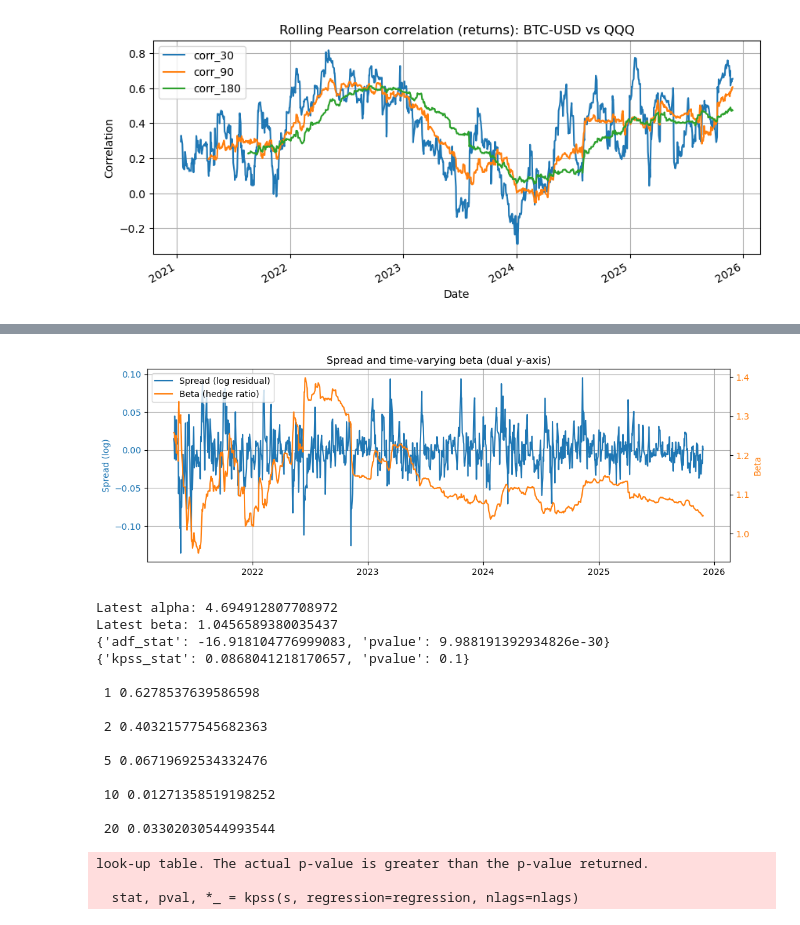
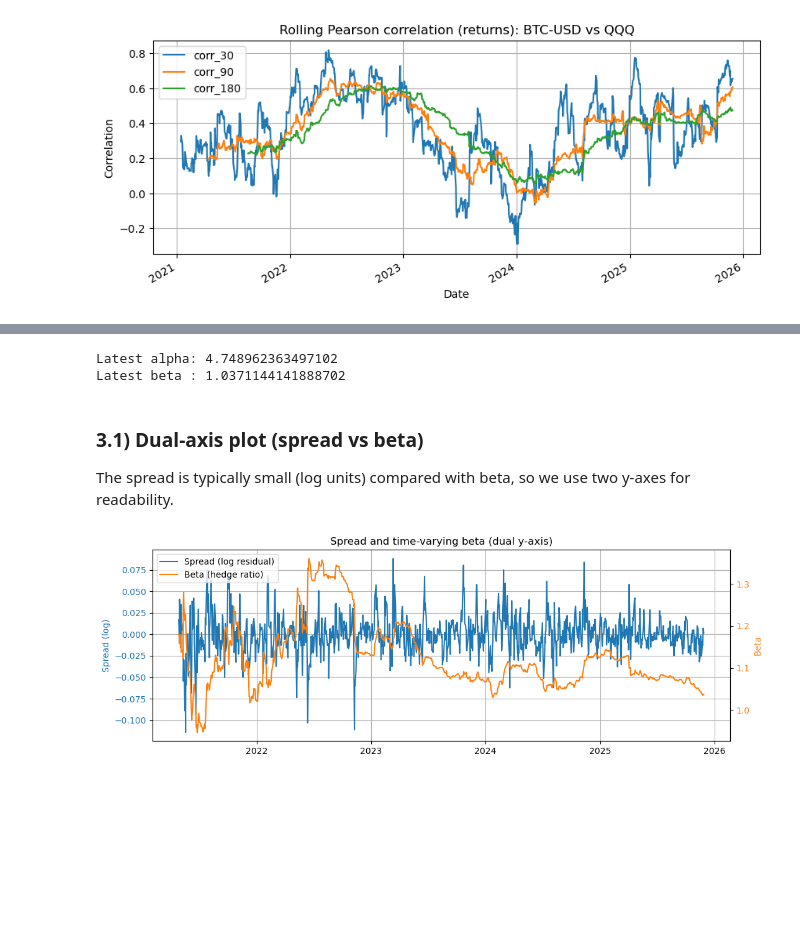
Before and after one commit to javimartinez0/Cross_assets_pair_analyzer, a Jupyter notebook: notebooks/analysis_pairs.ipynb, the cells around one changed output, grey strips where cells are left out. Drawn from its saved outputs; the diff is of its cells as text; code cells hidden in the pictures; blank space fills up the shorter version.

```diff
--- a/notebooks/analysis_pairs.ipynb
+++ b/notebooks/analysis_pairs.ipynb
@@ -70,73 +145,50 @@ ax.grid(True)
+# %%
+log_prices = core.compute_log_prices(closes)
+
+k = core.kalman_hedge_ratio(
+    log_prices,
+    asset_y=ASSET_Y,
+    asset_x=ASSET_X,
+    delta=DELTA,
+    r=R,
+    include_intercept=INCLUDE_INTERCEPT,
+).dropna()
+
+print("Latest alpha:", float(k["alpha"].iloc[-1]))
+print("Latest beta :", float(k["beta"].iloc[-1]))
+# %% [output]
+Latest alpha: 4.748962363497102
+Latest beta : 1.0371144141888702
+# %% [markdown]
+### 3.1) Dual-axis plot (spread vs beta)
+
+The spread is typically small (log units) compared with beta, so we use two y-axes for readability.
 # %%
-# 3) Time-varying hedge ratio and spread (residual) in log-price space
-
-log_prices = core.compute_log_prices(closes)
-k = core.kalman_hedge_ratio(log_prices, ASSET_Y, ASSET_X, delta=DELTA, r=R, include_intercept=True)
-
-burn = 100
-
-#ax = k["beta"].iloc[burn:].plot(figsize=(10, 3), title="Time-varying hedge ratio (beta)", legend = True)
-#ax.grid(True)
-
-
-#ax = k["spread"].iloc[burn:].plot(figsize=(10,3), title="Spread (after burn-in)", legend = True)
-#ax.grid(True)"
-
-beta = k["beta"].dropna()
-spread = k["spread"].dropna()
-
-
-# Alinear índices por si hay NaNs distintos
-df_plot = k[["beta", "spread"]].dropna().iloc[burn:]
+df_plot = k[["spread", "beta"]].iloc[BURN_IN:].dropna()
 
 fig, ax1 = plt.subplots(figsize=(12, 4))
 
-# Spread (eje izquierdo)
+# Spread (left axis)
 color_spread = "tab:blue"
 ax1.plot(df_plot.index, df_plot["spread"], color=color_spread, linewidth=1.5, label="Spread (log residual)")
 ax1.set_ylabel("Spread (log)", color=color_spread)
 ax1.tick_params(axis="y", labelcolor=color_spread)
 ax1.grid(True)
 
-# Beta (eje derecho)
+# Beta (right axis)
 ax2 = ax1.twinx()
 color_beta = "tab:orange"
 ax2.plot(df_plot.index, df_plot["beta"], color=color_beta, linewidth=1.5, label="Beta (hedge ratio)")
 ax2.set_ylabel("Beta", color=color_beta)
 ax2.tick_params(axis="y", labelcolor=color_beta)
 
 ax1.set_title("Spread and time-varying beta (dual y-axis)")
 
-# Leyenda combinada
+# Combined legend
 lines1, labels1 = ax1.get_legend_handles_labels()
 lines2, labels2 = ax2.get_legend_handles_labels()
 ax1.legend(lines1 + lines2, labels1 + labels2, loc="upper left")
 
 plt.show()
-
-print("Latest alpha:", float(k["alpha"].dropna().iloc[-1]))
-print("Latest beta:", float(k["beta"].dropna().iloc[-1]))
-
-print(core.adf_test(spread))
-print(core.kpss_test(spread))
-for lag in [1,2,5,10,20]:
-    print("\n", lag, spread.autocorr(lag))
 # %% [output]
-[figure, old version]
+[figure, new version]
-Latest alpha: 4.694912807708972
-Latest beta: 1.0456589380035437
-{'adf_stat': -16.918104776999083, 'pvalue': 9.988191392934826e-30}
-{'kpss_stat': 0.0868041218170657, 'pvalue': 0.1}
-
- 1 0.6278537639586598
-
- 2 0.40321577545682363
-
- 5 0.06719692534332476
-
- 10 0.01271358519198252
-
- 20 0.03302030544993544
-look-up table. The actual p-value is greater than the p-value returned.
-
-  stat, pval, *_ = kpss(s, regression=regression, nlags=nlags)
```
Also changed, not shown: parts of 19 cells of this notebook.
